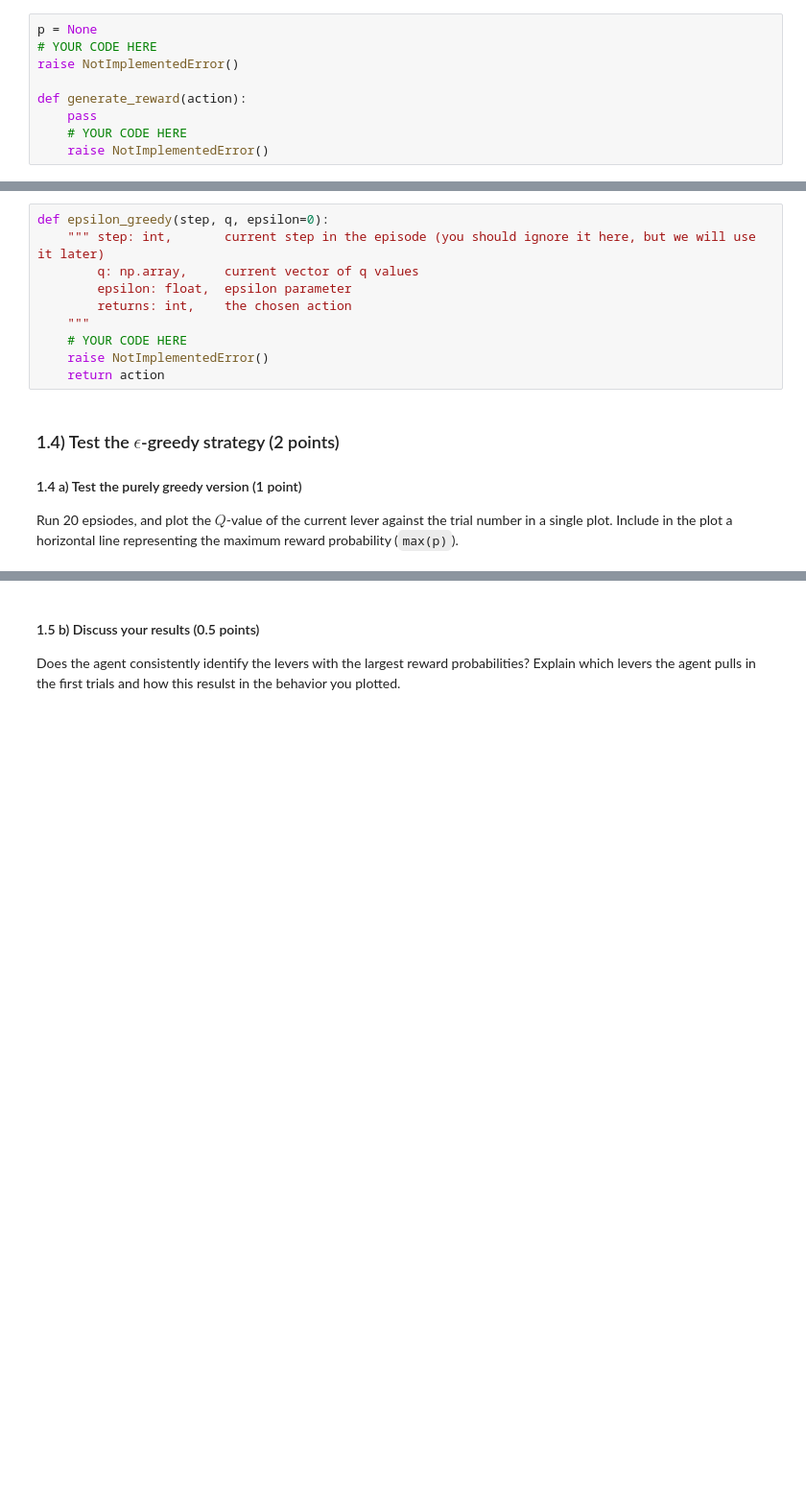
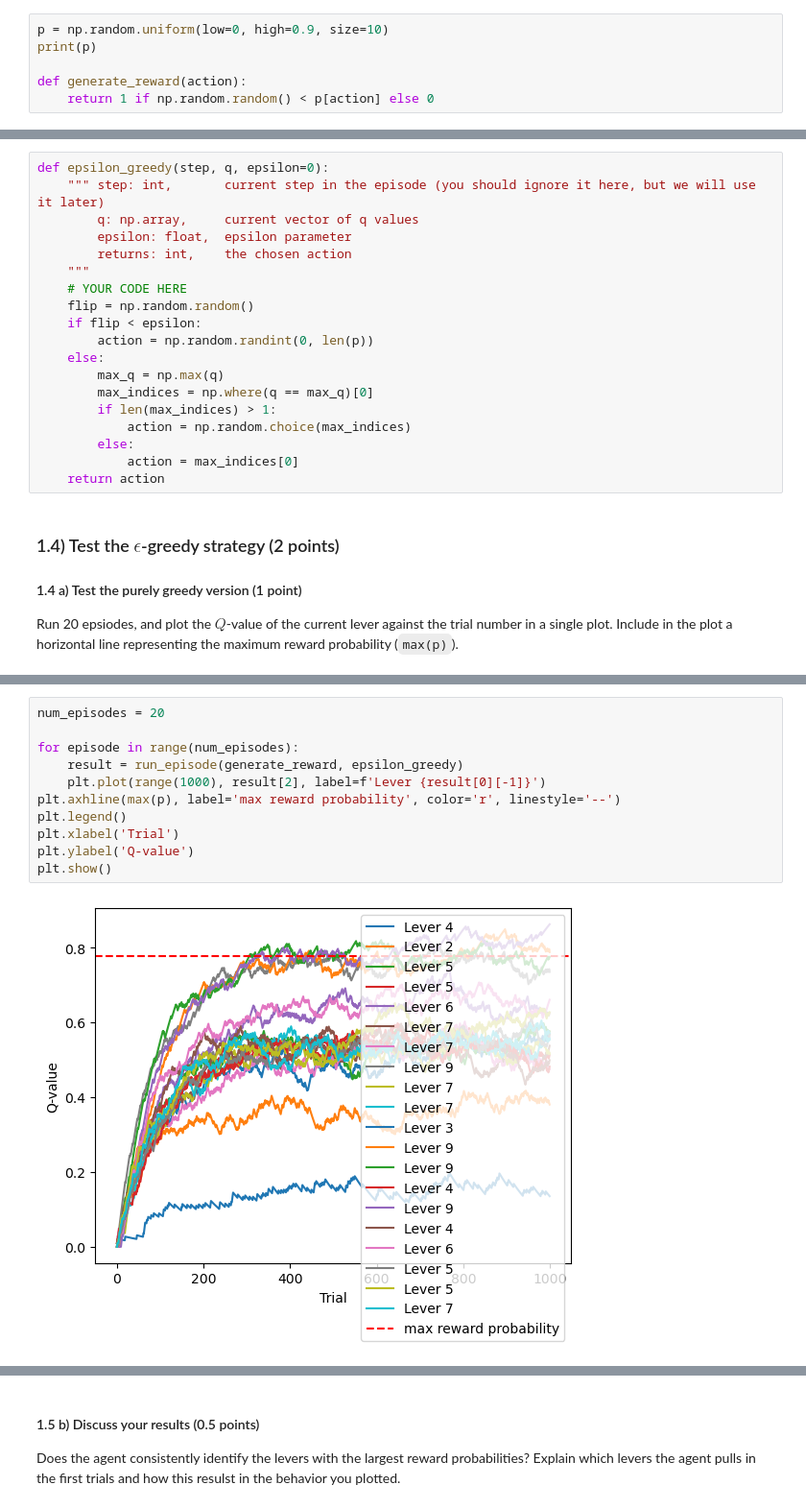
Before and after one commit to lfogarty98/mhbf_pt, a Jupyter notebook: 7-rl-part-I/rl-part-I.ipynb, the cells around one changed output, grey strips where cells are left out. Shown at 96% size. Saved outputs shown, nothing was run; the diff lists cells and outputs as text; blank space fills up the shorter version.

```diff
--- a/7-rl-part-I/rl-part-I.ipynb
+++ b/7-rl-part-I/rl-part-I.ipynb
@@ -108,12 +108,9 @@ def run_episode(generate_reward, policy, num_steps=1000, policy_kwargs=None):
 
 Generate an array `p` of 10 random lever reward probabilities $p_{i} \in [0,0.9]$ and **keep it fixed for the entire exercise sheet**.
 Additionally, complete the function `generate_reward`, which takes `action` and returns 1 with a probability of `p[action]`, and zero otherwise.
-# %%
-p = None
-# YOUR CODE HERE
-raise NotImplementedError()
-
-def generate_reward(action):
-    pass
-    # YOUR CODE HERE
-    raise NotImplementedError()
+# %%
+p = np.random.uniform(low=0, high=0.9, size=10)
+print(p)
+
+def generate_reward(action):
+    return 1 if np.random.random() < p[action] else 0
@@ -164,7 +171,16 @@ def epsilon_greedy(step, q, epsilon=0):
         returns: int,    the chosen action
     """
     # YOUR CODE HERE
-    raise NotImplementedError()
+    flip = np.random.random()
+    if flip < epsilon:
+        action = np.random.randint(0, len(p))
+    else:
+        max_q = np.max(q)
+        max_indices = np.where(q == max_q)[0]
+        if len(max_indices) > 1:
+            action = np.random.choice(max_indices)
+        else:
+            action = max_indices[0]
     return action
 # %% [markdown]
 ### 1.4) Test the $\epsilon$-greedy strategy (2 points)
@@ -176,0 +190,13 @@ raise NotImplementedError()
+# %%
+num_episodes = 20
+
+for episode in range(num_episodes):
+    result = run_episode(generate_reward, epsilon_greedy)
+    plt.plot(range(1000), result[2], label=f'Lever {result[0][-1]}')
+plt.axhline(max(p), label='max reward probability', color='r', linestyle='--')
+plt.legend()
+plt.xlabel('Trial')
+plt.ylabel('Q-value')
+plt.show()
+# %% [output]
+[figure, added]
```
Also changed, not shown: parts of 14 cells of this notebook.
